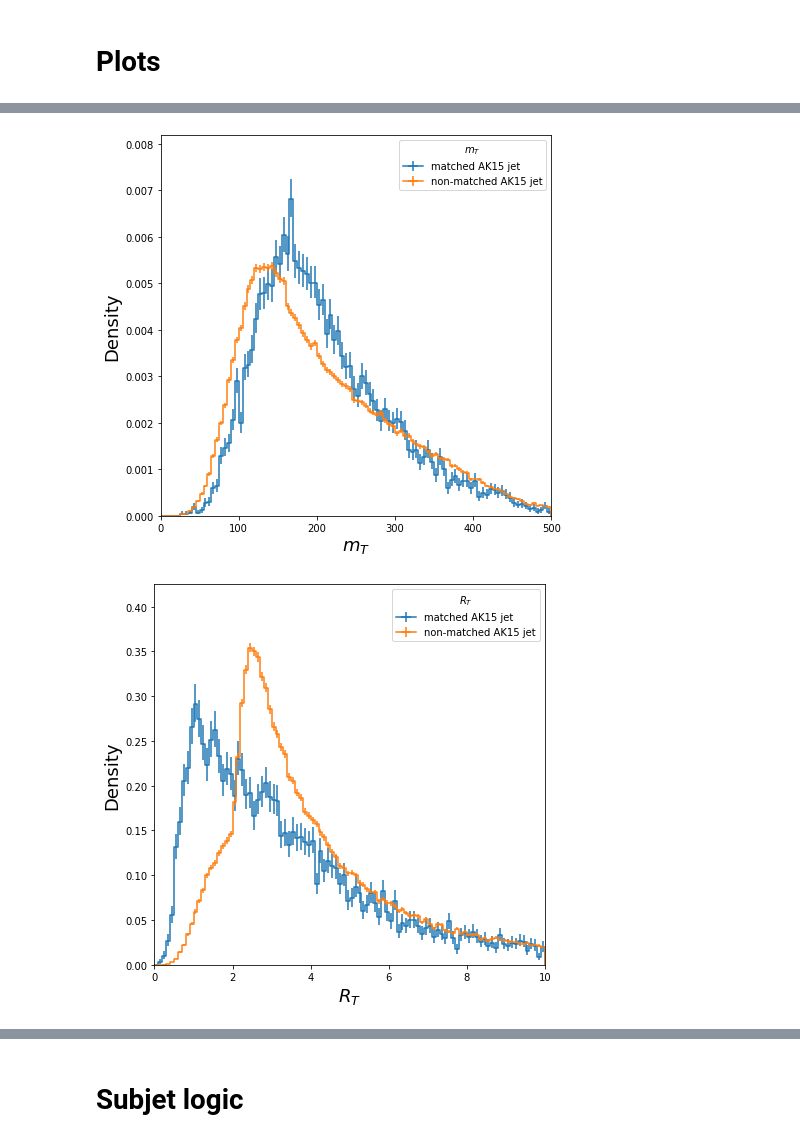
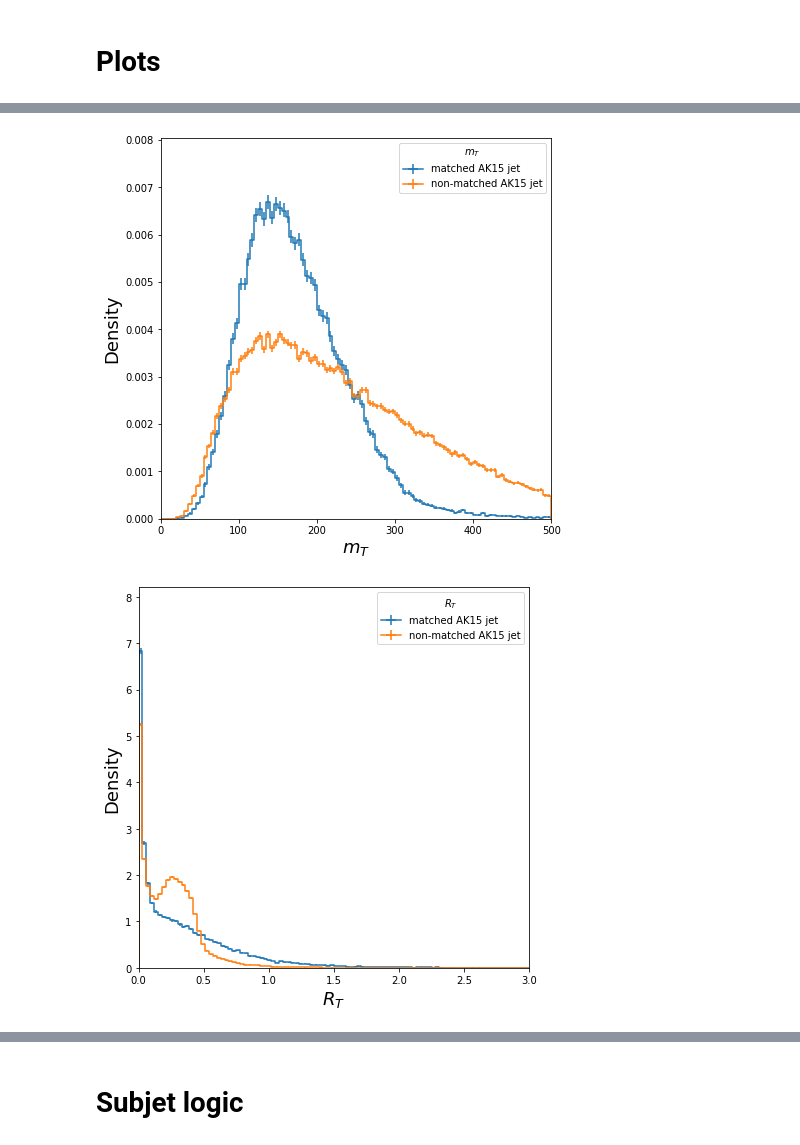
Before and after one commit to tklijnsma/svj-exploring, a Jupyter notebook: exploring.ipynb, the cells around one changed output, grey strips where cells are left out. Saved outputs shown, nothing was run; the diff lists cells and outputs as text; code cells hidden in the pictures.

```diff
--- a/exploring.ipynb
+++ b/exploring.ipynb
@@ -20,6 +20,6 @@ datasets = [base +d for d in [
     'merged_Mar25s-channel_mMed-650_mDark-20_rinv-0.3_alpha-peak_HT400_13TeV-madgraphMLM-pythia8.root',
     'merged_Mar25s-channel_mMed-650_mDark-20_rinv-0_alpha-peak_HT400_13TeV-madgraphMLM-pythia8.root',
     ]]
-rootfile = datasets[3]
+rootfile = datasets[1]
 print(rootfile)
 # %% [output]
@@ -120,14 +132,14 @@ ax21.set_ylim(0.001)
 mt_matched, mt_nonmatched = get_matched_nonmatched_branches(b'ak15jet_MTwMET')
 ax = plot_matched_nonmatched_branches('mt', mt_matched, mt_nonmatched, title=r'$m_{T}$')
 # %% [output]
-[figure, old version]
+[figure, new version]
 # %%
 met = get_branch(b'met').pt
-rt_matched = mt_matched / met
-rt_nonmatched = mt_nonmatched / met
-ax = plot_matched_nonmatched_branches('rt', rt_matched, rt_nonmatched, title=r'$R_{T}$', xmax=10.)
+rt_matched = met / mt_matched
+rt_nonmatched = met / mt_nonmatched
+ax = plot_matched_nonmatched_branches('rt', rt_matched, rt_nonmatched, title=r'$R_{T}$', xmax=3.)
 # %% [output]
-[figure, old version]
+[figure, new version]
 # %%
 jets_matched, jets_nonmatched = get_matched_nonmatched_branches(b'ak15jet')
 jetmass_matched = np.array([float(j.mass) for j in jets_matched.flatten() if j.mag2 >= 0.])
```
Also changed, not shown: parts of 7 cells of this notebook.
